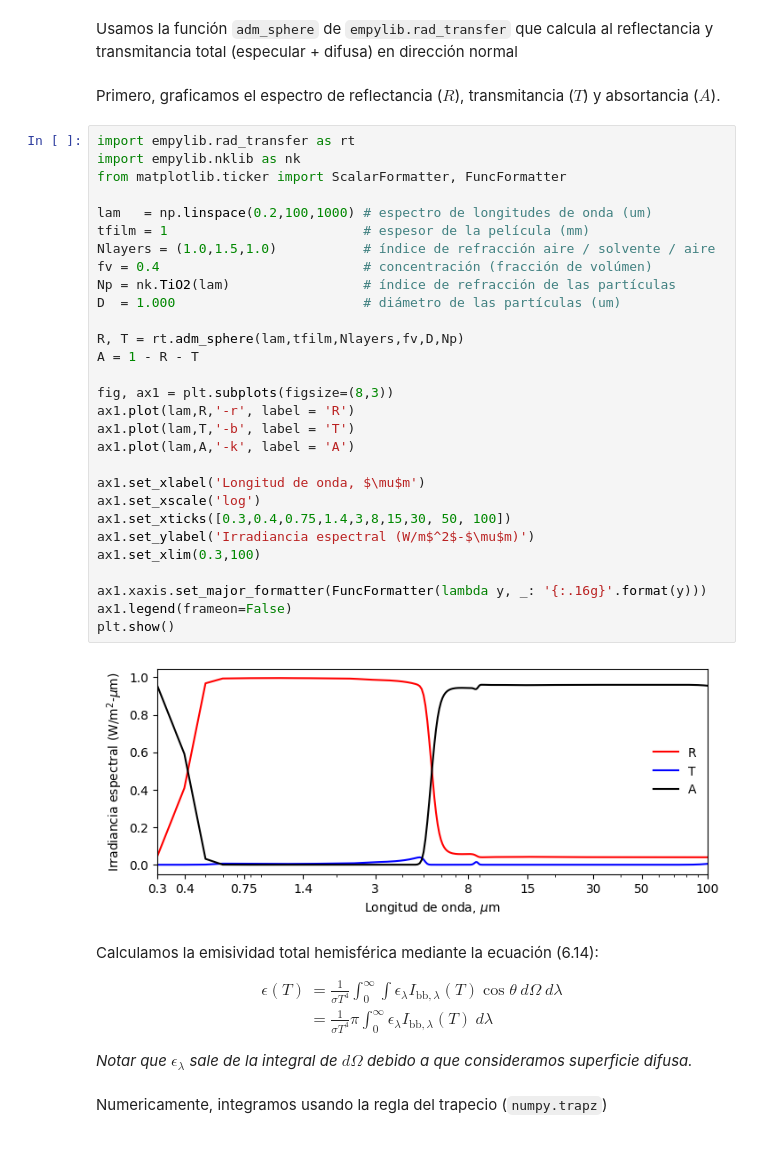
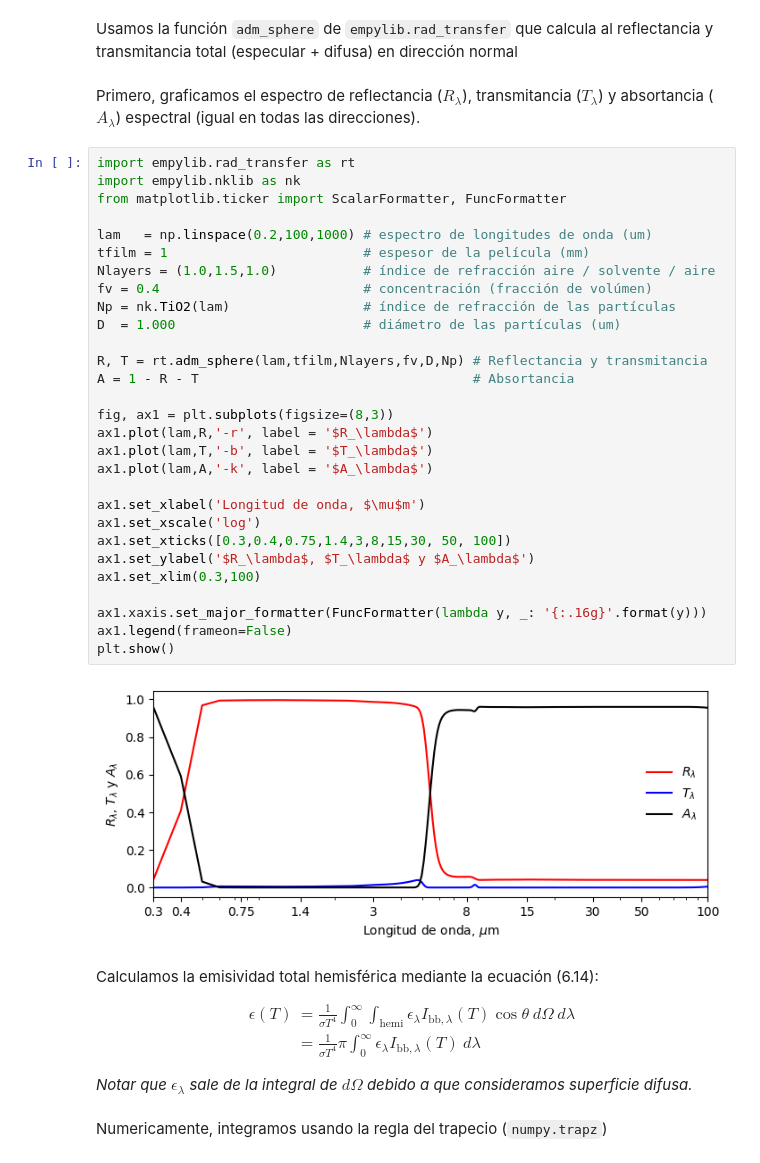
Before and after one commit to PanxoPanza/conversion_solar_termica, a Jupyter notebook: _build/jupyter_execute/06_RadiacionTermica/06_RadiacionTermica.ipynb, the cells around one changed output. Saved outputs shown, nothing was run; the diff lists cells and outputs as text.

```diff
--- a/_build/jupyter_execute/06_RadiacionTermica/06_RadiacionTermica.ipynb
+++ b/_build/jupyter_execute/06_RadiacionTermica/06_RadiacionTermica.ipynb
@@ -450,43 +455,43 @@ En este caso, debido a la rugosidad de la pintura, es normal **asumir que la sup
 # %% [markdown]
 Usamos la función `adm_sphere` de `empylib.rad_transfer` que calcula al reflectancia y transmitancia total (especular + difusa) en dirección normal
 # %% [markdown]
-Primero, graficamos el espectro de reflectancia ($R$), transmitancia ($T$) y absortancia ($A$).
+Primero, graficamos el espectro de reflectancia ($R_\lambda$), transmitancia ($T_\lambda$) y absortancia ($A_\lambda$) espectral (igual en todas las direcciones).
 # %%
 import empylib.rad_transfer as rt
 import empylib.nklib as nk
 from matplotlib.ticker import ScalarFormatter, FuncFormatter
 
 lam   = np.linspace(0.2,100,1000) # espectro de longitudes de onda (um)
 tfilm = 1                         # espesor de la película (mm)
 Nlayers = (1.0,1.5,1.0)           # índice de refracción aire / solvente / aire
 fv = 0.4                          # concentración (fracción de volúmen)
 Np = nk.TiO2(lam)                 # índice de refracción de las partículas
 D  = 1.000                        # diámetro de las partículas (um)
 
-R, T = rt.adm_sphere(lam,tfilm,Nlayers,fv,D,Np)
-A = 1 - R - T
+R, T = rt.adm_sphere(lam,tfilm,Nlayers,fv,D,Np) # Reflectancia y transmitancia
+A = 1 - R - T                                   # Absortancia
 
 fig, ax1 = plt.subplots(figsize=(8,3))
-ax1.plot(lam,R,'-r', label = 'R')
-ax1.plot(lam,T,'-b', label = 'T')
-ax1.plot(lam,A,'-k', label = 'A')
+ax1.plot(lam,R,'-r', label = '$R_\lambda$')
+ax1.plot(lam,T,'-b', label = '$T_\lambda$')
+ax1.plot(lam,A,'-k', label = '$A_\lambda$')
 
 ax1.set_xlabel('Longitud de onda, $\mu$m')
 ax1.set_xscale('log')
 ax1.set_xticks([0.3,0.4,0.75,1.4,3,8,15,30, 50, 100])
-ax1.set_ylabel('Irradiancia espectral (W/m$^2$-$\mu$m)')
+ax1.set_ylabel('$R_\lambda$, $T_\lambda$ y $A_\lambda$')
 ax1.set_xlim(0.3,100)
 
 ax1.xaxis.set_major_formatter(FuncFormatter(lambda y, _: '{:.16g}'.format(y)))
 ax1.legend(frameon=False)
 plt.show()
 # %% [output]
-[figure, old version]
+[figure, new version]
 # %% [markdown]
 Calculamos la emisividad total hemisférica mediante la ecuación (6.14):
 
 \begin{align*}
-\epsilon(T) &=\frac{1}{\sigma T^4}\int_0^\infty \int \epsilon_{\lambda} I_{\mathrm{bb},\lambda} (T)\cos\theta~d\Omega~d\lambda \\
+\epsilon(T) &=\frac{1}{\sigma T^4}\int_0^\infty \int_\mathrm{hemi} \epsilon_{\lambda} I_{\mathrm{bb},\lambda} (T)\cos\theta~d\Omega~d\lambda \\
 &=\frac{1}{\sigma T^4}\pi\int_0^\infty \epsilon_{\lambda} I_{\mathrm{bb},\lambda} (T)~d\lambda
 \end{align*}
 
```
Also changed, not shown: parts of 21 cells of this notebook, 16 other files.
